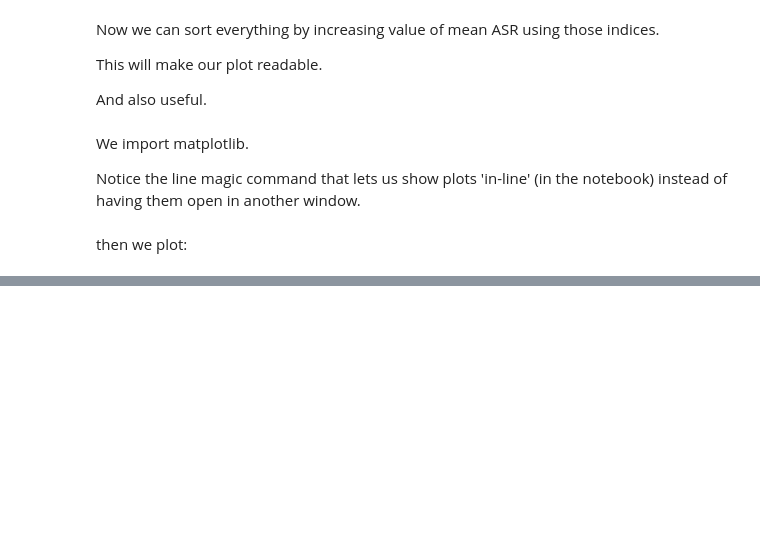
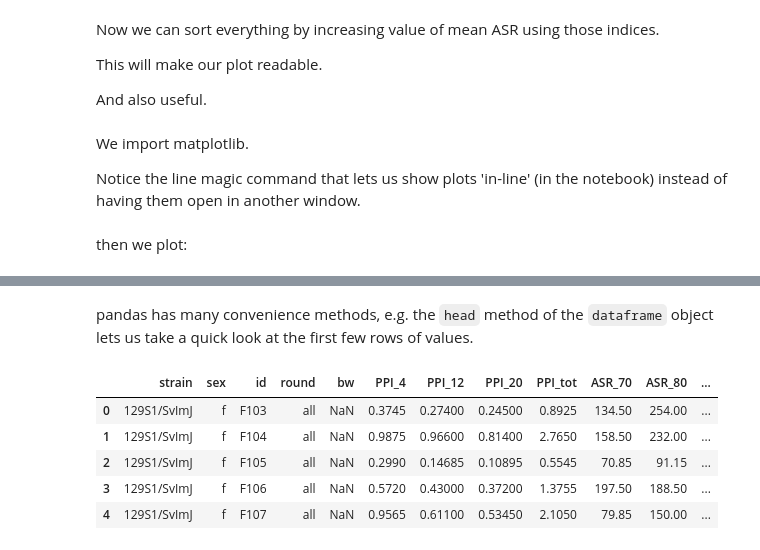
Before and after one commit to NickleDave/EWIN-coding-bootcamp, a Jupyter notebook: Python/Part 4. The Easy Way.ipynb, the cells around one changed output, grey strips where cells are left out. Saved outputs shown, nothing was run; the diff lists cells and outputs as text; code cells hidden in the pictures; blank space fills up the shorter version.

```diff
--- a/Python/Part 4. The Easy Way.ipynb
+++ b/Python/Part 4. The Easy Way.ipynb
@@ -149,2 +152,11 @@ df = pd.read_csv(filename,skiprows=6,header=0) # df is short for 'dataframe'
+# %% [markdown]
+pandas has many convenience methods, e.g. the `head` method of the `dataframe` object lets us take a quick look at the first few rows of values.
 # %%
-df.head() # head method shows the first few rows
+df_willott.head() # head method shows the first few rows
+# %% [output]
+|  | strain | sex | id | round | bw | PPI_4 | PPI_12 | PPI_20 | PPI_tot | ASR_70 | ASR_80 | ... |
+| 0 | 129S1/SvImJ | f | F103 | all | NaN | 0.3745 | 0.27400 | 0.24500 | 0.8925 | 134.50 | 254.00 | ... |
+| 1 | 129S1/SvImJ | f | F104 | all | NaN | 0.9875 | 0.96600 | 0.81400 | 2.7650 | 158.50 | 232.00 | ... |
+| 2 | 129S1/SvImJ | f | F105 | all | NaN | 0.2990 | 0.14685 | 0.10895 | 0.5545 | 70.85 | 91.15 | ... |
+| 3 | 129S1/SvImJ | f | F106 | all | NaN | 0.5720 | 0.43000 | 0.37200 | 1.3755 | 197.50 | 188.50 | ... |
+| 4 | 129S1/SvImJ | f | F107 | all | NaN | 0.9565 | 0.61100 | 0.53450 | 2.1050 | 79.85 | 150.00 | ... |
```
Also changed, not shown: parts of 21 cells of this notebook.
